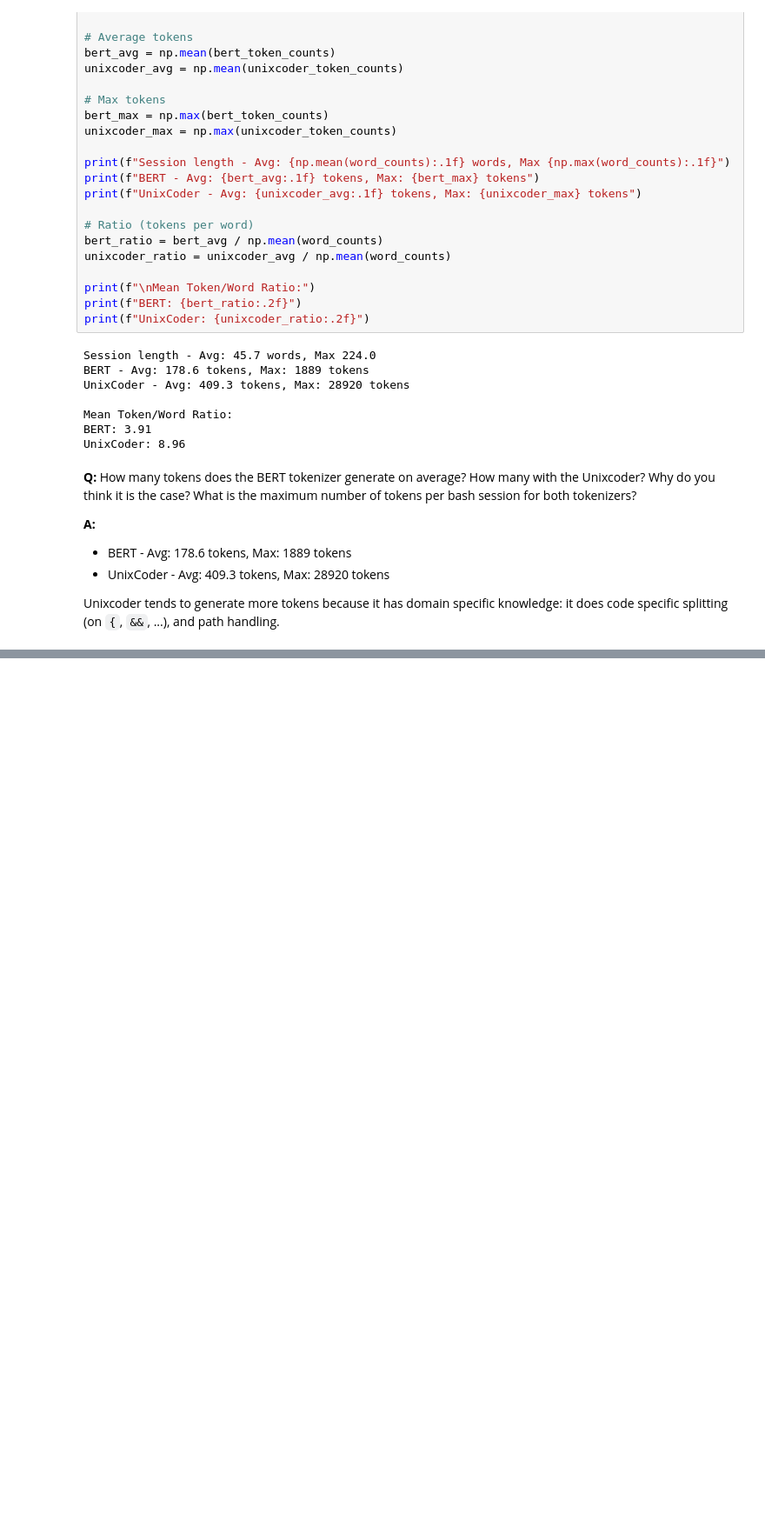
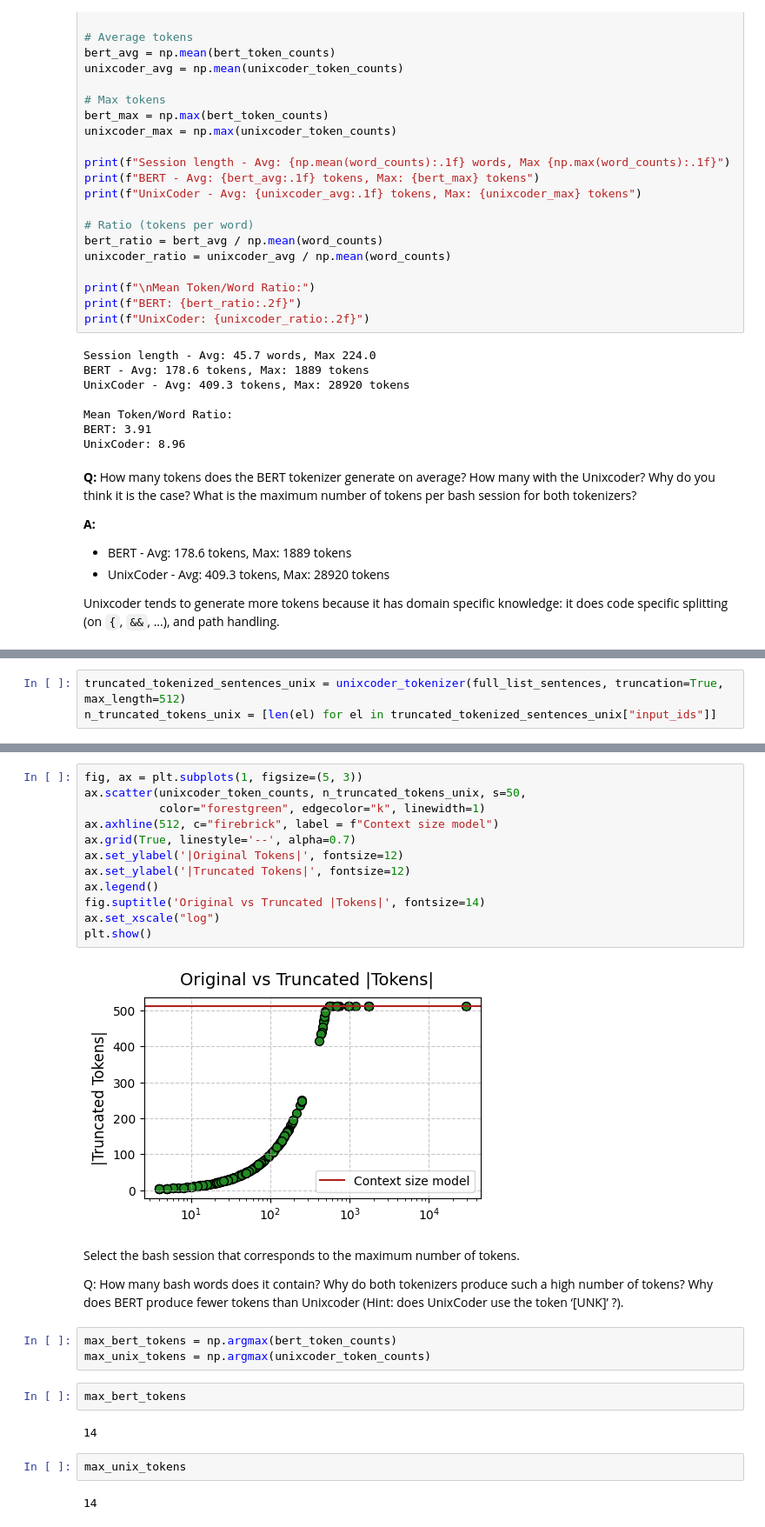
Before and after one commit to RenatoMignone/attack-tactic-recognition-nlp, a Jupyter notebook: lab/notebooks/Task2.ipynb, the cells around one changed output, grey strips where cells are left out. Shown at 87% size. Saved outputs shown, nothing was run; the diff lists cells and outputs as text; blank space fills up the shorter version.

```diff
--- a/lab/notebooks/Task2.ipynb
+++ b/lab/notebooks/Task2.ipynb
@@ -169,0 +225,3 @@ Unixcoder tends to generate more tokens because it has domain specific knowledge
+# %%
+truncated_tokenized_sentences_unix = unixcoder_tokenizer(full_list_sentences, truncation=True, max_length=512)
+n_truncated_tokens_unix = [len(el) for el in truncated_tokenized_sentences_unix["input_ids"]]
@@ -169,0 +259,30 @@ Unixcoder tends to generate more tokens because it has domain specific knowledge
+# %%
+fig, ax = plt.subplots(1, figsize=(5, 3))
+ax.scatter(unixcoder_token_counts, n_truncated_tokens_unix, s=50,
+           color="forestgreen", edgecolor="k", linewidth=1)
+ax.axhline(512, c="firebrick", label = f"Context size model")
+ax.grid(True, linestyle='--', alpha=0.7)
+ax.set_ylabel('|Original Tokens|', fontsize=12)
+ax.set_ylabel('|Truncated Tokens|', fontsize=12)
+ax.legend()
+fig.suptitle('Original vs Truncated |Tokens|', fontsize=14)
+ax.set_xscale("log")
+plt.show()
+# %% [output]
+[figure, added]
+# %% [markdown]
+Select the bash session that corresponds to the maximum number of tokens.
+
+Q: How many bash words does it contain? Why do both tokenizers produce such a high number of tokens?
+Why does BERT produce fewer tokens than Unixcoder (Hint: does UnixCoder use the token ‘[UNK]’ ?).
+# %%
+max_bert_tokens = np.argmax(bert_token_counts)
+max_unix_tokens = np.argmax(unixcoder_token_counts)
+# %%
+max_bert_tokens
+# %% [output]
+14
+# %%
+max_unix_tokens
+# %% [output]
+14
```
Also changed, not shown: parts of 23 cells of this notebook, 1 other file.
